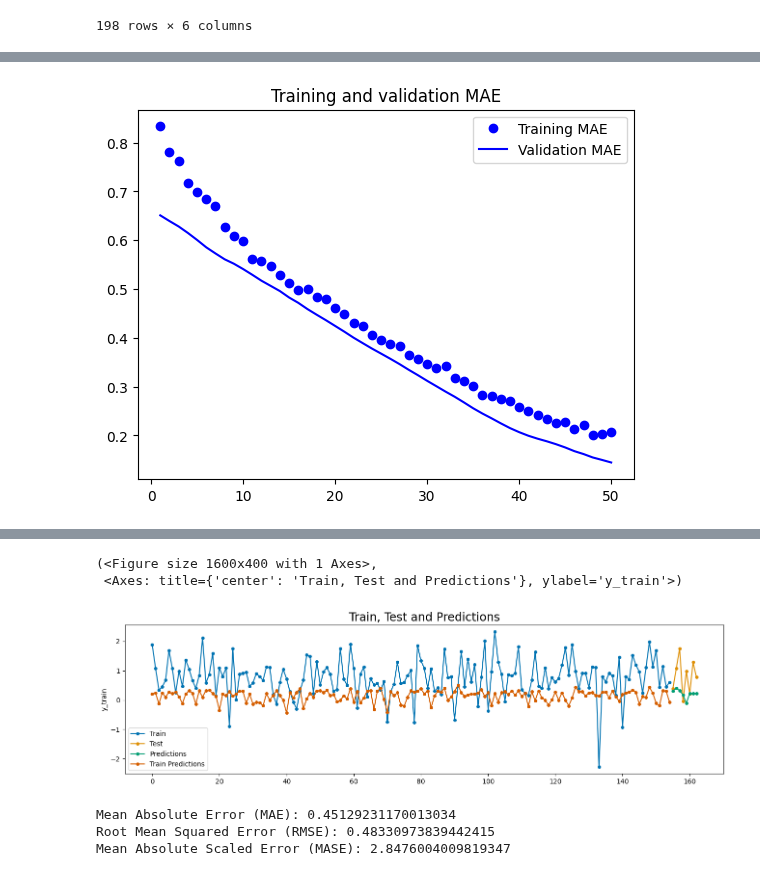
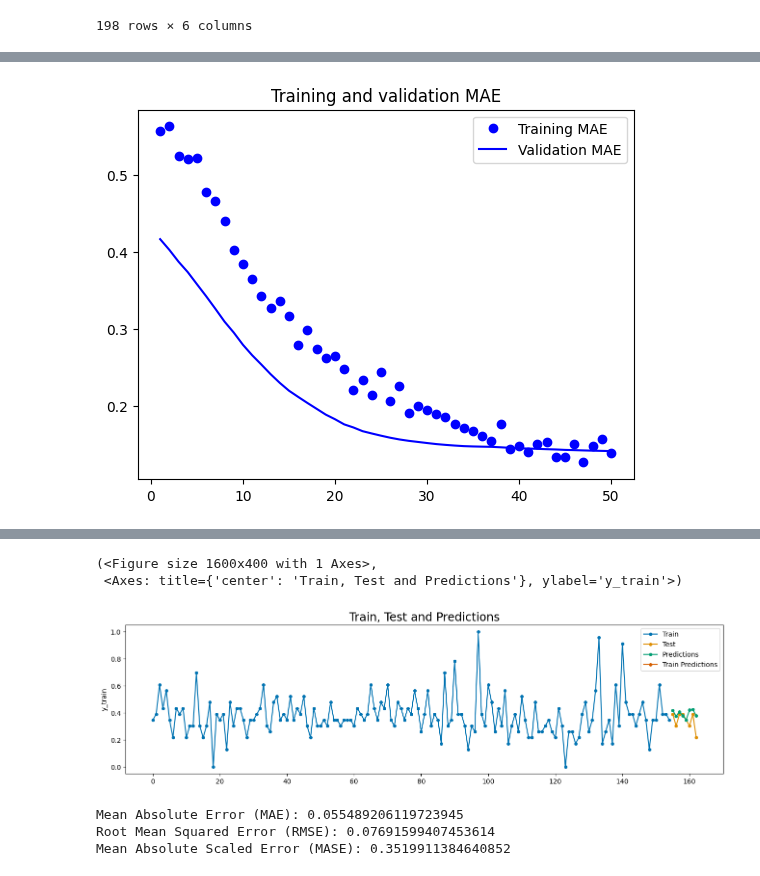
Before and after one commit to ramalhogs/Series_temporais_A2, a Jupyter notebook: 1d_conv.ipynb, the cells around one changed output, grey strips where cells are left out. Saved outputs shown, nothing was run; the diff lists cells and outputs as text; code cells hidden in the pictures.

Commit message:
removed "consumption" transformation

```diff
--- a/1d_conv.ipynb
+++ b/1d_conv.ipynb
@@ -60,11 +60,11 @@ preprocessor = ColumnTransformer(
     transformers=[
         ('quarter', OneHotEncoder(drop='first', sparse_output=False), ['Quarter']),
         ('num', MinMaxScaler(), feature_columns),
-        ('target', MinMaxScaler(), [target_column]),
+        # ('target', MinMaxScaler(), [target_column]),
     ]
 )
 
-scaled_data = preprocessor.fit_transform(df[['Income', 'Production', 'Savings', 'Unemployment', "Quarter", 'Consumption']])
+scaled_data = preprocessor.fit_transform(df[['Income', 'Production', 'Savings', 'Unemployment', "Quarter"]])
 # scaled_data = np.concatenate([scaled_data, df['Quarter'].values.reshape(-1, 1)], axis=1)
 
 def create_sequences(data, target_idx, seq_length):
@@ -165,22 +165,20 @@ plt.title("Training and validation MAE")
 plt.legend()
 plt.show()
 # %% [output]
-[figure, old version]
+[figure, new version]
 # %%
 df_plot = pd.DataFrame()
 df_plot.index = range(len(y_train) + len(y_test))
 
-y_pred_train = model.predict(X_train)
 y_pred = model.predict(X_test)
 
 df_plot["y_train"] = np.nan
 df_plot["y_test"] = np.nan
 df_plot["y_pred"] = np.nan
 df_plot["y_pred_train"] = np.nan
-df_plot.loc[:len(y_train)-1, "y_train"] = preprocessor["target"].inverse_transform(y_train.reshape(-1).reshape(-1, 1))
-df_plot.loc[len(y_train):, "y_test"] = preprocessor["target"].inverse_transform(y_test.reshape(-1).reshape(-1, 1))
-df_plot.loc[len(y_train):, "y_pred"] = preprocessor["target"].inverse_transform(y_pred.reshape(-1).reshape(-1, 1))
-df_plot.loc[:len(y_train)-1, "y_pred_train"] = preprocessor["target"].inverse_transform(y_pred_train.reshape(-1).reshape(-1, 1))
+df_plot.loc[:len(y_train)-1, "y_train"] = y_train
+df_plot.loc[len(y_train):, "y_test"] = y_test
+df_plot.loc[len(y_train):, "y_pred"] = y_pred
 
 
 plot_series(
@@ -197,6 +194,6 @@ plot_series(
 (<Figure size 1600x400 with 1 Axes>,
  <Axes: title={'center': 'Train, Test and Predictions'}, ylabel='y_train'>)
-[figure, old version]
+[figure, new version]
 # %%
 mae = mean_absolute_error(y_test, df_plot.loc[len(y_train):, "y_pred"])
 rmse = np.sqrt(mean_squared_error(y_test, df_plot.loc[len(y_train):, "y_pred"]))
@@ -211,6 +208,6 @@ print(f"Mean Absolute Error (MAE): {mae}")
 print(f"Root Mean Squared Error (RMSE): {rmse}")
 print(f"Mean Absolute Scaled Error (MASE): {mase}")
 # %% [output]
-Mean Absolute Error (MAE): 0.45129231170013034
-Root Mean Squared Error (RMSE): 0.48330973839442415
-Mean Absolute Scaled Error (MASE): 2.8476004009819347
+Mean Absolute Error (MAE): 0.055489206119723945
+Root Mean Squared Error (RMSE): 0.07691599407453614
+Mean Absolute Scaled Error (MASE): 0.3519911384640852
```
Also changed, not shown: parts of 3 cells of this notebook.
